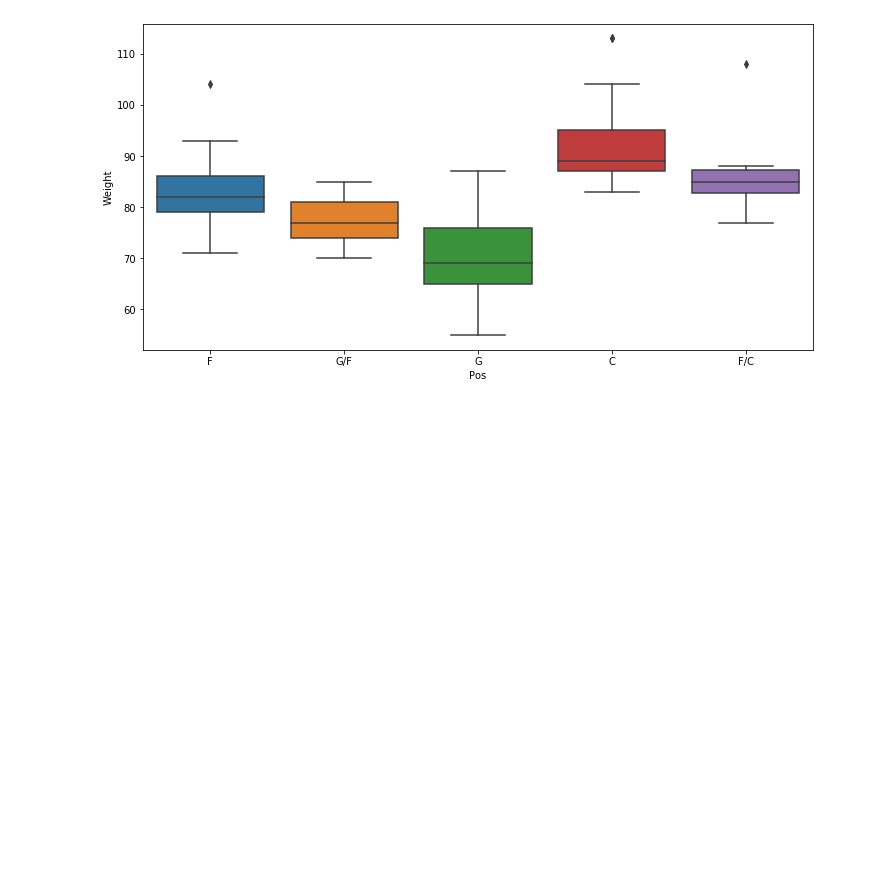
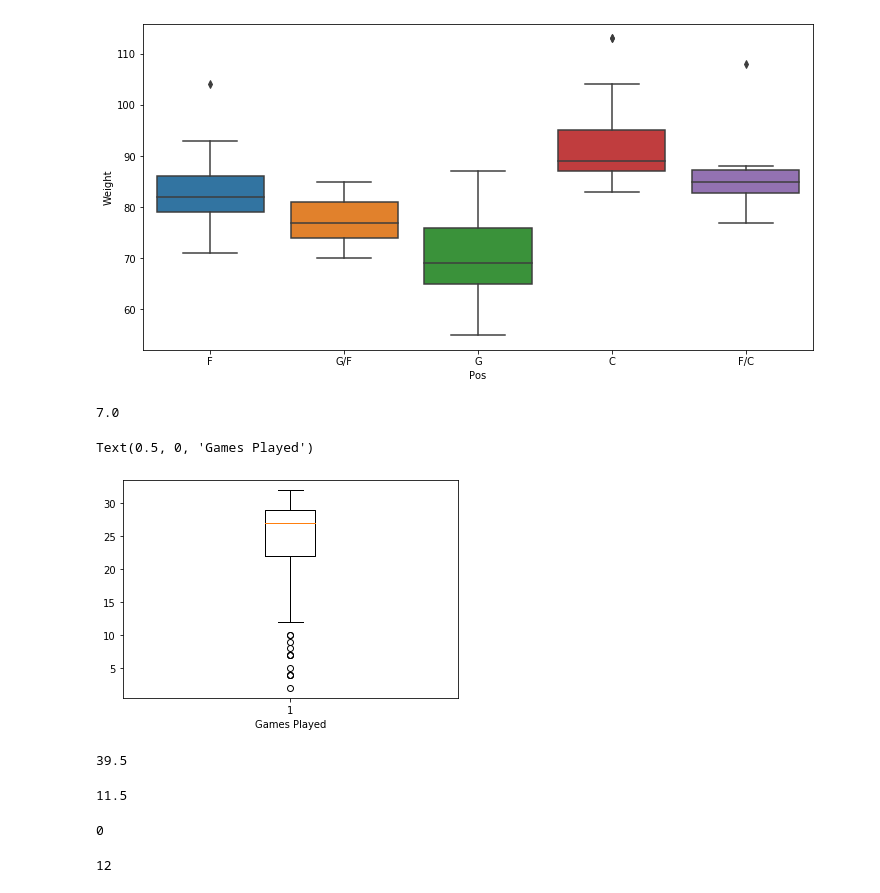
Before and after one commit to dnlsyfq/py_statistics, a Jupyter notebook: StatisticsChap4.ipynb, the cells around one changed output. Drawn from its saved outputs; the diff is of its cells as text; code cells hidden in the pictures; blank space fills up the shorter version.

```diff
--- a/StatisticsChap4.ipynb
+++ b/StatisticsChap4.ipynb
@@ -161,3 +197,31 @@ sns.boxplot(x='Pos',y='Weight',data=df)
 # %% [output]
 <matplotlib.axes._subplots.AxesSubplot at 0x...>
 [figure]
+# %%
+quartile = df['Games Played'].describe().loc[['25%','75%']].values
+IQR = quartile[1] - quartile[0]
+IQR
+# %% [output]
+7.0
+# %%
+plt.boxplot(df['Games Played'])
+plt.xlabel('Games Played')
+# %% [output]
+Text(0.5, 0, 'Games Played')
+[figure, added]
+# %%
+quartile[1] + 1.5 * IQR # maximum value not outlier
+# %% [output]
+39.5
+# %%
+quartile[0] - 1.5 * IQR # minimum value not outlier
+# %% [output]
+11.5
+# %%
+df[df['Games Played'] > quartile[1] + 1.5 * IQR]['Games Played'].count() # outlier high
+# %% [output]
+0
+# %%
+df[df['Games Played'] < quartile[0] - 1.5 * IQR]['Games Played'].count() # outlier high
+# %% [output]
+12
```
Also changed, not shown: parts of 7 cells of this notebook, 1 other file.
